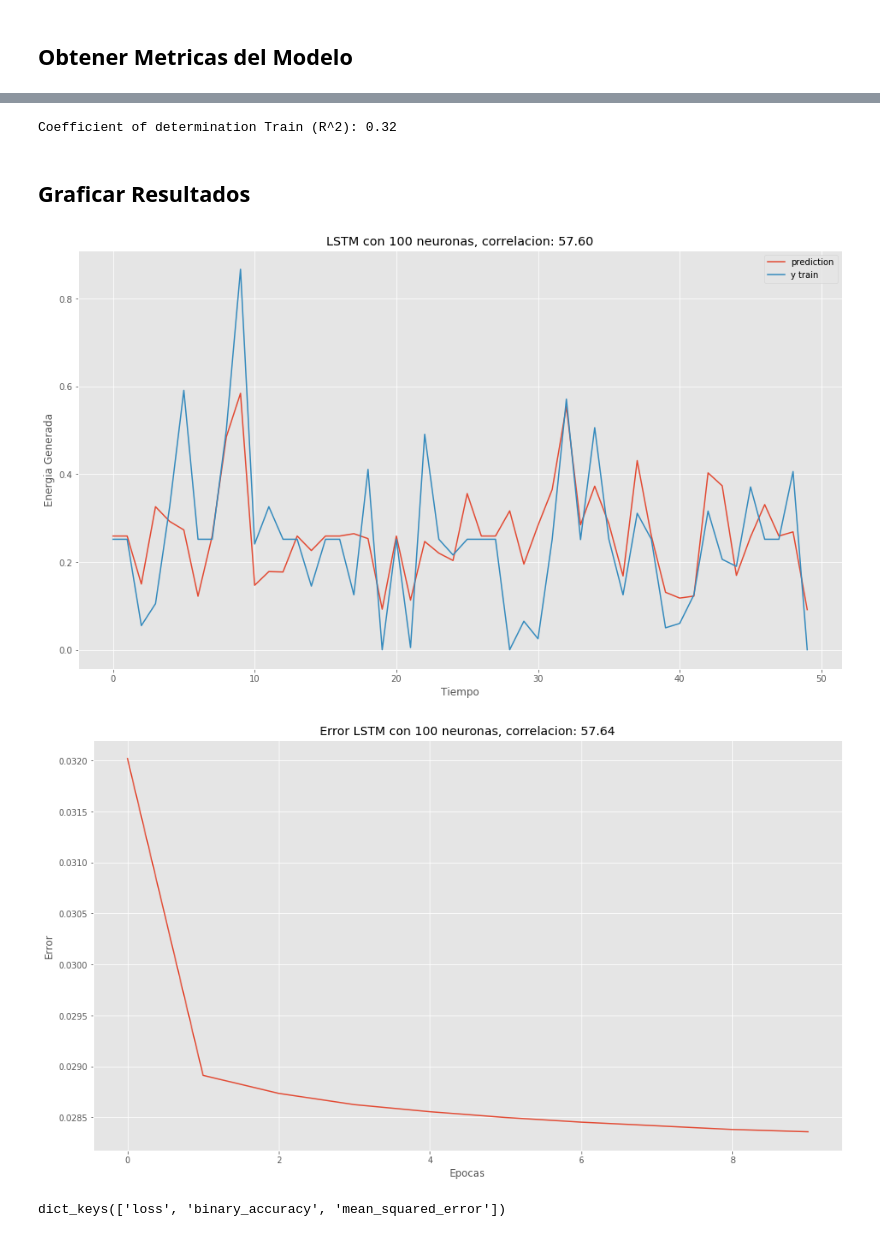
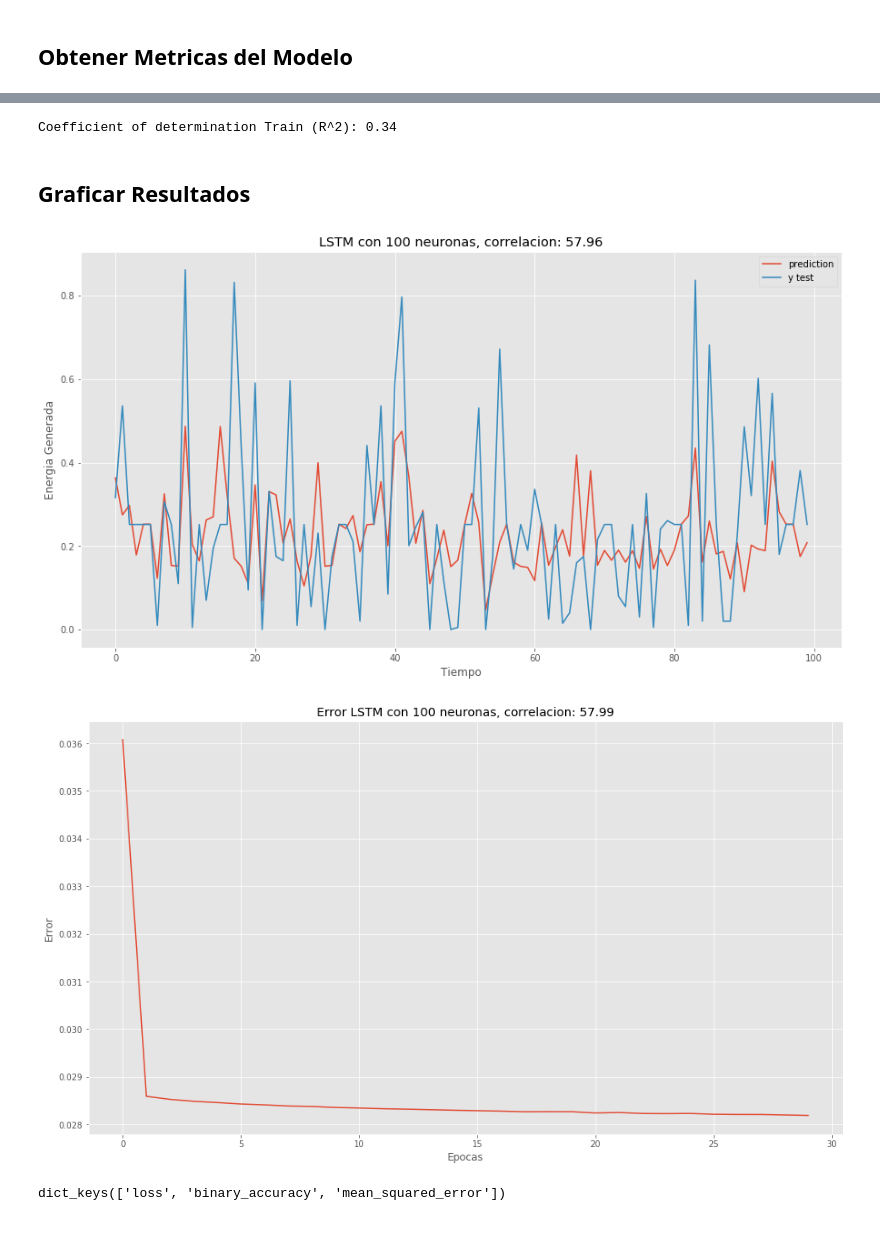
Before and after one commit to manumoya/TesisCivInfUSACH, a Jupyter notebook: 06.JupiterNote/reg_deepLSTM.ipynb, the cells around one changed output, grey strips where cells are left out. Drawn from its saved outputs; the diff is of its cells as text; code cells hidden in the pictures.

```diff
--- a/06.JupiterNote/reg_deepLSTM.ipynb
+++ b/06.JupiterNote/reg_deepLSTM.ipynb
@@ -10,7 +10,7 @@ import matplotlib.pyplot as plt
 %matplotlib inline
 from mpl_toolkits.mplot3d import Axes3D
 from matplotlib import cm
-plt.rcParams['figure.figsize'] = (16, 9)
+plt.rcParams['figure.figsize'] = (15, 8)
 plt.style.use('ggplot')
 #from sklearn import linear_model
 #from sklearn.metrics import mean_squared_error, r2_score
@@ -143,13 +145,11 @@ keras.callbacks.Callback()
 #, kernel_constraint=max_norm(3), bias_constraint=max_norm(3))
 model = Sequential()
 model.add(LSTM(100, return_sequences = True,input_shape=(1, 2)))
-model.add(LSTM(100, return_sequences = True))
-model.add(LSTM(100, return_sequences = True))
-model.add(LSTM(100, return_sequences = True))
-model.add(LSTM(100, return_sequences = True))
-model.add(LSTM(100, return_sequences = True))
-model.add(LSTM(100, return_sequences = True))
-model.add(LSTM(100, return_sequences = False))
+model.add(LSTM(100, return_sequences = True ))
+model.add(LSTM(100, return_sequences = True ))
+model.add(LSTM(100, return_sequences = True ))
+model.add(LSTM(100, return_sequences = True ))
+model.add(LSTM(100, return_sequences = False ))
 model.add(Dense(1, activation="linear"))
 
 
@@ -159,7 +159,7 @@ model.compile(loss='mean_squared_error',
 
 #metrics=['accuracy']
 
-hist=model.fit(x_train, y_train, epochs=10, batch_size=300, verbose=2, shuffle=False, callbacks=[csv_logger])
+hist=model.fit(x_train, y_train, epochs=25, batch_size=300, verbose=2, shuffle=False, callbacks=[csv_logger])
 #validation_data=(x_test, y_test),
 
 # evaluamos el modelo
@@ -195,7 +209,7 @@ binary_accuracy: 8.03%
 from sklearn.metrics import r2_score
 print('Coefficient of determination Train (R^2): %.2f' % r2_score(y_train, y_pred_train))
 # %% [output]
-Coefficient of determination Train (R^2): 0.32
+Coefficient of determination Train (R^2): 0.34
 # %% [markdown]
 ## Graficar Resultados
 # %%
@@ -208,14 +219,17 @@ y_train_plot = y_train[2000:2050]
+# %%
+pred_test_plot = y_pred_test[2000:2100]
+y_test_plot = y_test[2000:2100]
 # %%
-plt.plot(pred_train_plot, label ="prediction")
-plt.plot(y_train_plot, label ="y train")
+plt.plot(pred_test_plot, label ="prediction")
+plt.plot(y_test_plot, label ="y test")
 #plt.plot(trainPredictPlot, label ="train pred" )
 plt.title("LSTM con %i neuronas, correlacion: %.2f" % (neuronas, corr[1][0] * 100))
 plt.ylabel("Energia Generada")
 plt.xlabel("Tiempo")
 plt.legend()
 plt.show()
 # %% [output]
-[figure, old version]
+[figure, new version]
 # %%
 registro = pd.read_csv('training.log', sep=",")
 plt.plot(registro["epoch"].values, registro["loss"].values)
@@ -224,7 +238,7 @@ plt.ylabel("Error")
 plt.xlabel("Epocas")
 plt.show()
 # %% [output]
-[figure, old version]
+[figure, new version]
 # %%
 print(hist.history.keys())
 # %% [output]
```
Also changed, not shown: parts of 15 cells of this notebook, 12 other files.
